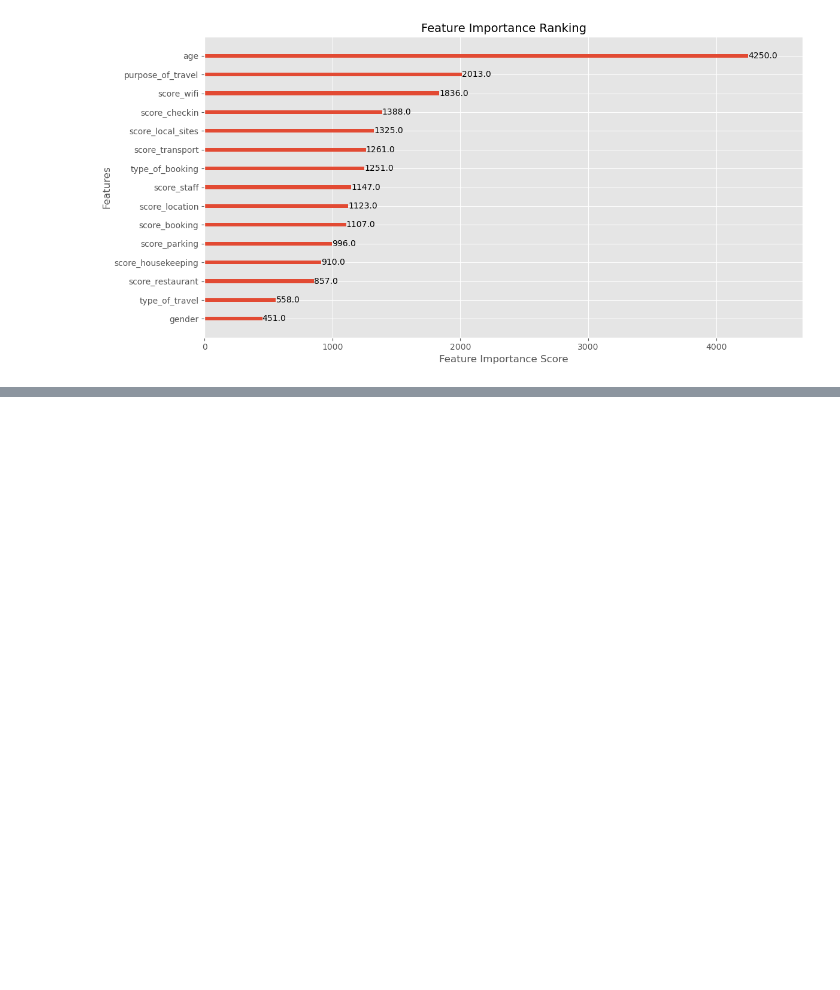
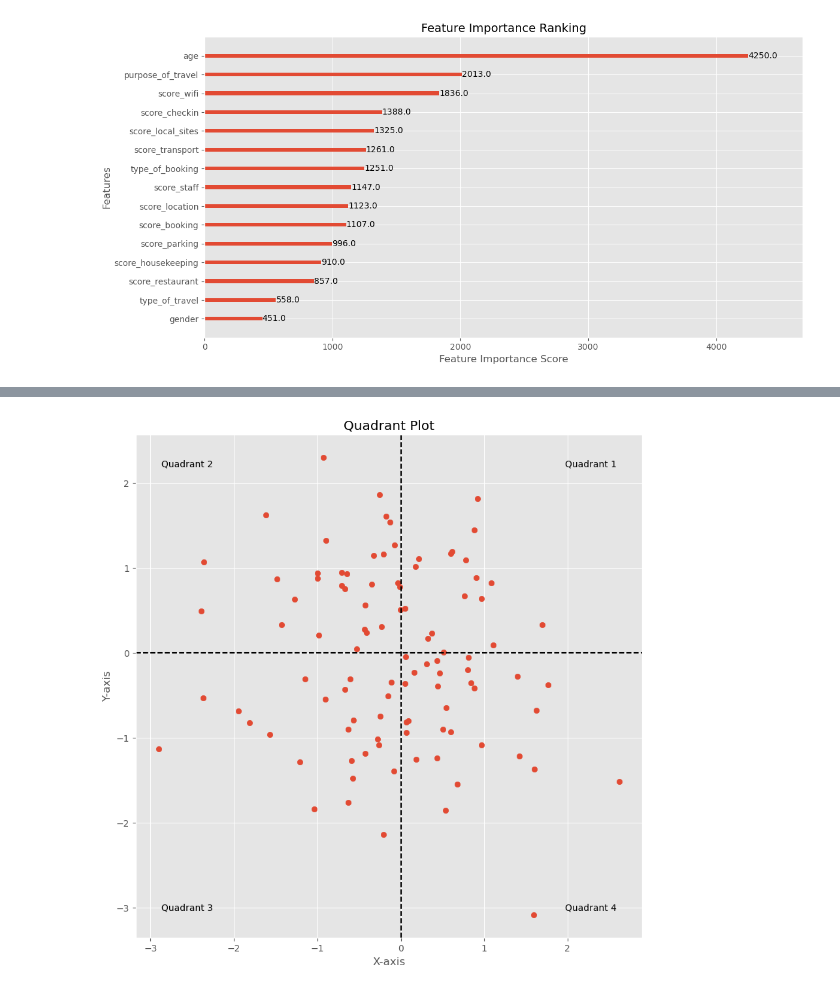
Before and after one commit to StuartG24/Travel_Co_Analysis, a Jupyter notebook: Notebooks_Data_Analysis/customer_satisfaction.ipynb, the cells around one changed output, grey strips where cells are left out. Cells and saved outputs as stored; diff of their text form; code cells hidden in the pictures; blank space fills up the shorter version.

```diff
--- a/Notebooks_Data_Analysis/customer_satisfaction.ipynb
+++ b/Notebooks_Data_Analysis/customer_satisfaction.ipynb
@@ -247,0 +410,30 @@ plt.show()
+# %%
+# Calculate and plot an I-S Model
+
+
+# Create sample data
+x = np.random.randn(100)
+y = np.random.randn(100)
+
+# Create the plot
+plt.figure(figsize=(10, 10))
+plt.scatter(x, y)
+
+# Add quadrant lines
+plt.axhline(y=0, color='k', linestyle='--')
+plt.axvline(x=0, color='k', linestyle='--')
+
+# Set labels and title
+plt.xlabel('X-axis')
+plt.ylabel('Y-axis')
+plt.title('Quadrant Plot')
+
+# Add quadrant labels
+plt.text(0.95, 0.95, 'Quadrant 1', ha='right', va='top', transform=plt.gca().transAxes)
+plt.text(0.05, 0.95, 'Quadrant 2', ha='left', va='top', transform=plt.gca().transAxes)
+plt.text(0.05, 0.05, 'Quadrant 3', ha='left', va='bottom', transform=plt.gca().transAxes)
+plt.text(0.95, 0.05, 'Quadrant 4', ha='right', va='bottom', transform=plt.gca().transAxes)
+
+plt.show()
+# %% [output]
+[figure, added]
```
Also changed, not shown: parts of 8 cells of this notebook, 20 other files.
